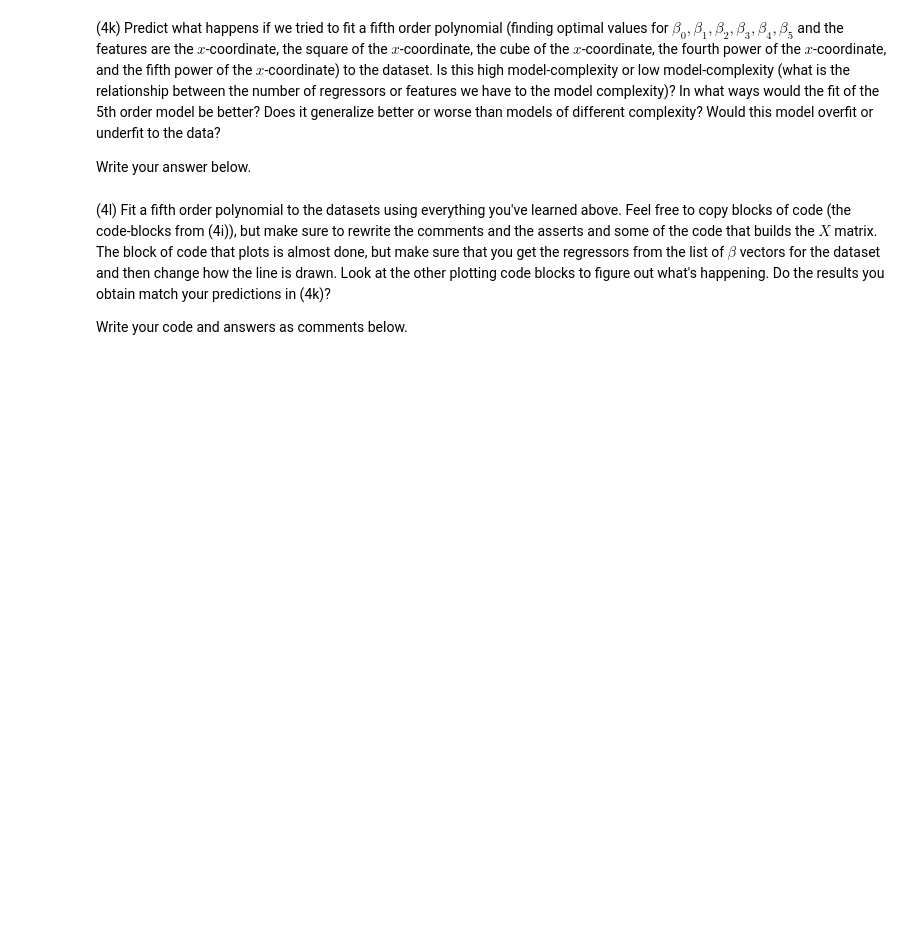
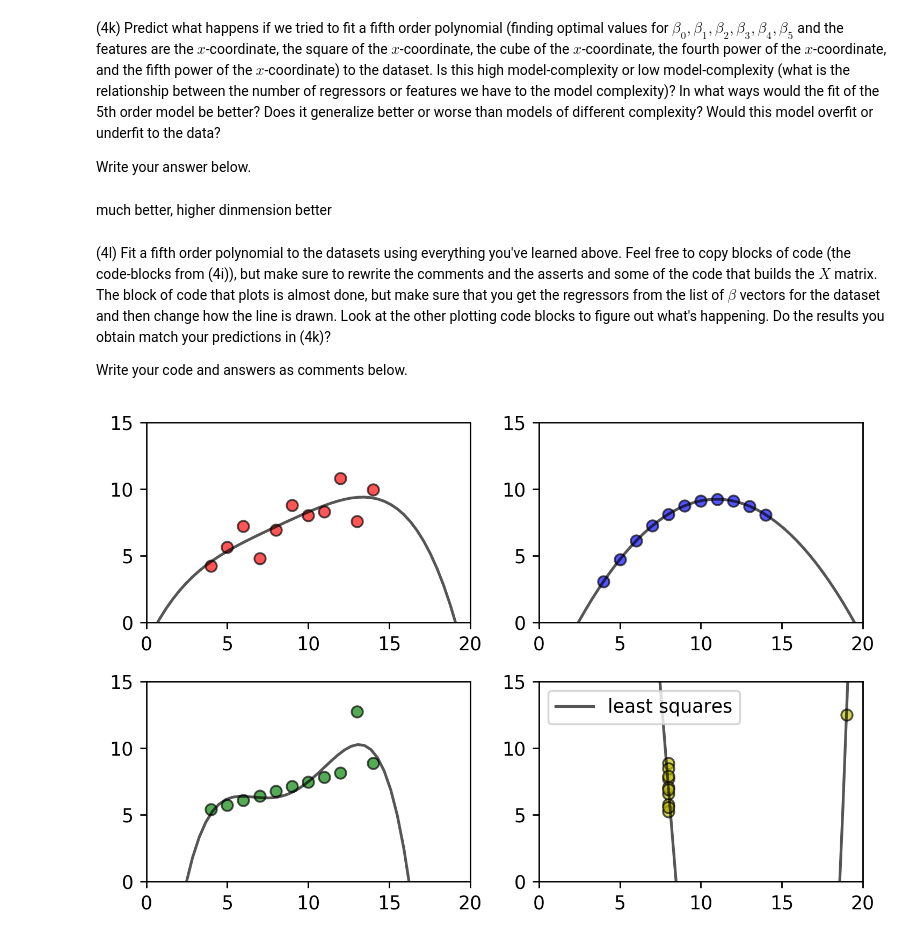
Before and after one commit to shak360/Lab-Training, a Jupyter notebook: Module_2_Python-ML/Assignment_3/emalamut/Assignment_3.ipynb, the cells around one changed output. Saved outputs shown, nothing was run; the diff lists cells and outputs as text; code cells hidden in the pictures; blank space fills up the shorter version.

```diff
--- a/Module_2_Python-ML/Assignment_3/emalamut/Assignment_3.ipynb
+++ b/Module_2_Python-ML/Assignment_3/emalamut/Assignment_3.ipynb
@@ -407,7 +589,9 @@ for i in range(4):
     # write asserts for what you think the shapes
     # of these matrices should be
     ### Write asserts below ###
-    pass
+    assert XTX.shape[0] == XTX.shape[1]
+    assert XTY.shape[0] == 2
+    assert XTY.shape[1] == 1
     ### Write asserts above ###
 
     # Adding arrays to lists
@@ -425,7 +609,7 @@ for i in range(4):
     XTY = list_of_XTY_vecs[i]
     # use np.linalg.solve to solve (X.T*X)*betas=(X.T*Y)
     ### Write code below ###
-    betas = np.random.random((2,1))
+    betas = np.linalg.solve(XTX,XTY)
     ### Write code above ###
     betas_vec.append(betas)
 # %%
@@ -475,7 +663,11 @@ for i in range(4):
     # the second column should be x
     # the third column should be the square of x
     ### Write code below ###
-    X_arr = np.random.random((m,3))
+    X_arr = np.zeros((m,3))
+    for i in range(m):
+        X_arr[i][0] = 1
+        X_arr[i][1] = x[i]
+        X_arr[i][2] = (x[i])**2
     ### Write code above ###
     assert X_arr.shape[0] == m
     assert X_arr.shape[1] == 3
@@ -501,7 +693,9 @@ for i in range(4):
     # write asserts for what you think the shapes
     # of these matrices should be
     ### Write asserts below ###
-    pass
+    assert XTX.shape[0] == XTX.shape[1]
+    assert XTY.shape[0] == 3
+    assert XTY.shape[1] == 1
     ### Write asserts above ###
 
     # Adding arrays to lists
@@ -515,7 +709,7 @@ for i in range(4):
     XTY = list_of_XTY_vecs[i]
     # use np.linalg.solve to solve (X.T*X)*betas=(X.T*Y)
     ### Write code below ###
-    betas = np.random.random((3,1))
+    betas = np.linalg.solve(XTX,XTY)
     ### Write code above ###
     betas_vec.append(betas)
 # %%
@@ -557,6 +755,8 @@ Write your answer below.
 (4k) Predict what happens if we tried to fit a fifth order polynomial (finding optimal values for $\beta_{0},\beta_{1},\beta_{2},\beta_{3},\beta_{4},\beta_{5}$ and the features are the $x$-coordinate, the square of the $x$-coordinate, the cube of the $x$-coordinate, the fourth power of the $x$-coordinate, and the fifth power of the $x$-coordinate) to the dataset. Is this high model-complexity or low model-complexity (what is the relationship between the number of regressors or features we have to the model complexity)? In what ways would the fit of the 5th order model be better? Does it generalize better or worse than models of different complexity? Would this model overfit or underfit to the data?
 
 Write your answer below.
+# %% [markdown]
+much better, higher dinmension better
 # %% [markdown]
 (4l) Fit a fifth order polynomial to the datasets using everything you've learned above. Feel free to copy blocks of code (the code-blocks from (4i)), but make sure to rewrite the comments and the asserts and some of the code that builds the $X$ matrix. The block of code that plots is almost done, but make sure that you get the regressors from the list of $\beta$ vectors for the dataset and then change how the line is drawn. Look at the other plotting code blocks to figure out what's happening. Do the results you obtain match your predictions in (4k)?
 
@@ -563,0 +830,29 @@ Write your code and answers as comments below.
+# %%
+### The plotting code below should execute ###
+f1 = plt.figure(dpi=250)
+# Make grid
+gridd=(2,2)
+gs1 = gridspec.GridSpec(*gridd)
+# Get list of axis objects
+ax = [f1.add_subplot(gs1[x]) for x in range(gridd[0] * gridd[1])]
+# Plot
+for i in range(4):
+    x = list_of_xs[i]
+    y = list_of_ys[i]
+    beta_4 = betas_vec[i][4]
+    beta_3 = betas_vec[i][3]
+    beta_2 = betas_vec[i][2]
+    beta_1 = betas_vec[i][1]
+    beta_0 = betas_vec[i][0]
+    ax[i].set_xlim([0,20])
+    ax[i].set_ylim([0,15])
+    ax[i].scatter(x, y, edgecolors='k', marker="o", c=colors[i], alpha=2./3)
+    tmp_x = np.linspace(0,20)
+    # linear regression
+    ax[i].plot(tmp_x, beta_0+beta_1*tmp_x+beta_2*(tmp_x**2) + beta_3*(tmp_x**3) + beta_4*(tmp_x**4), 'k-', alpha=2./3, label='least squares')
+plt.legend()
+plt.tight_layout()
+plt.show()
+### No changes are required for the plotting code ###
+# %% [output]
+[figure, added]
```
Also changed, not shown: parts of 27 cells of this notebook.
